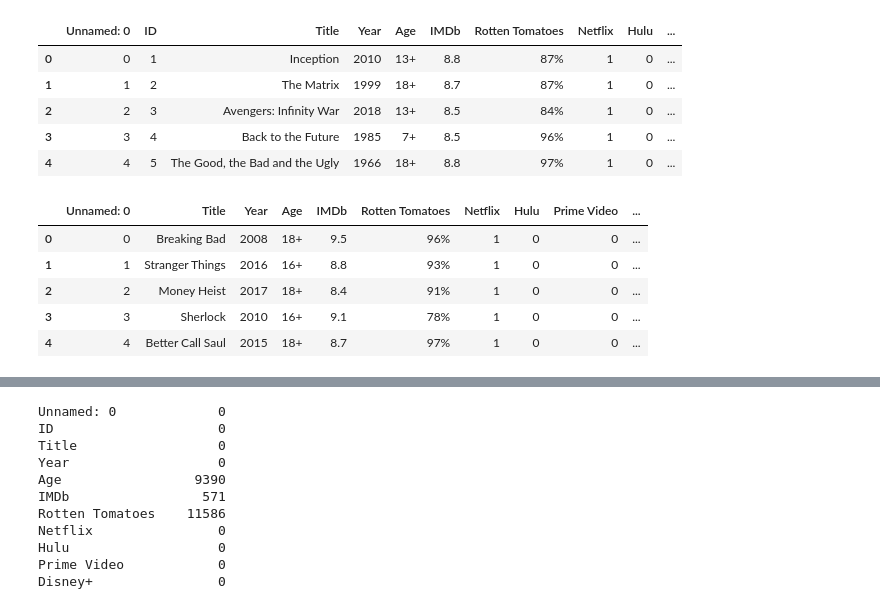
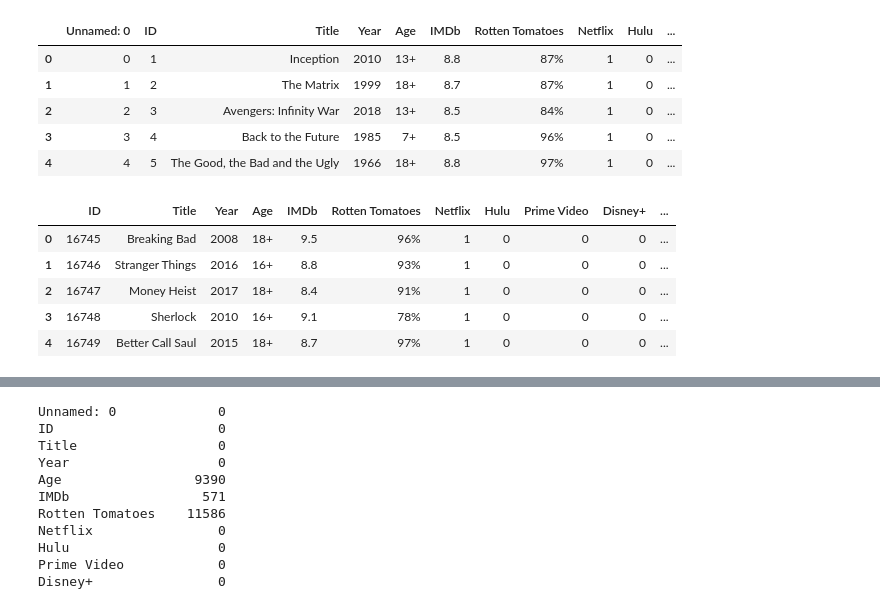
Before and after one commit to Natan10/mineracao-dados-ufc, a Jupyter notebook: Trabalho1/Trabalho1-mineração.ipynb, the cells around one changed output, grey strips where cells are left out. Cells and saved outputs as stored; diff of their text form; code cells hidden in the pictures.

```diff
--- a/Trabalho1/Trabalho1-mineração.ipynb
+++ b/Trabalho1/Trabalho1-mineração.ipynb
@@ -35,0 +35,7 @@ dataS = pd.read_csv("tv_shows.csv")
+# %%
+data_movies = pd.read_csv("MoviesOnStreamingPlatforms_updated.csv")
+data_series = pd.read_csv("tv_shows.csv")
+data_series.rename(columns={'Unnamed: 0': 'ID', 'type': 'Type'},inplace=True)
+numMovies = len(data_movies.index)
+numSeries = len(data_series.index)
+data_series['ID']=data_series.apply(lambda x: x['ID']+numMovies+1,axis=1)
@@ -43,12 +51,12 @@ data.head(5)
 | 3 | 3 | 4 | Back to the Future | 1985 | 7+ | 8.5 | 96% | 1 | 0 | ... |
 | 4 | 4 | 5 | The Good, the Bad and the Ugly | 1966 | 18+ | 8.8 | 97% | 1 | 0 | ... |
 # %%
-dataS.head(5)
+data_series.head(5)
 # %% [output]
-|  | Unnamed: 0 | Title | Year | Age | IMDb | Rotten Tomatoes | Netflix | Hulu | Prime Video | ... |
-| 0 | 0 | Breaking Bad | 2008 | 18+ | 9.5 | 96% | 1 | 0 | 0 | ... |
-| 1 | 1 | Stranger Things | 2016 | 16+ | 8.8 | 93% | 1 | 0 | 0 | ... |
-| 2 | 2 | Money Heist | 2017 | 18+ | 8.4 | 91% | 1 | 0 | 0 | ... |
-| 3 | 3 | Sherlock | 2010 | 16+ | 9.1 | 78% | 1 | 0 | 0 | ... |
-| 4 | 4 | Better Call Saul | 2015 | 18+ | 8.7 | 97% | 1 | 0 | 0 | ... |
+|  | ID | Title | Year | Age | IMDb | Rotten Tomatoes | Netflix | Hulu | Prime Video | Disney+ | ... |
+| 0 | 16745 | Breaking Bad | 2008 | 18+ | 9.5 | 96% | 1 | 0 | 0 | 0 | ... |
+| 1 | 16746 | Stranger Things | 2016 | 16+ | 8.8 | 93% | 1 | 0 | 0 | 0 | ... |
+| 2 | 16747 | Money Heist | 2017 | 18+ | 8.4 | 91% | 1 | 0 | 0 | 0 | ... |
+| 3 | 16748 | Sherlock | 2010 | 16+ | 9.1 | 78% | 1 | 0 | 0 | 0 | ... |
+| 4 | 16749 | Better Call Saul | 2015 | 18+ | 8.7 | 97% | 1 | 0 | 0 | 0 | ... |
 # %%
```
Also changed, not shown: parts of 39 cells of this notebook.
